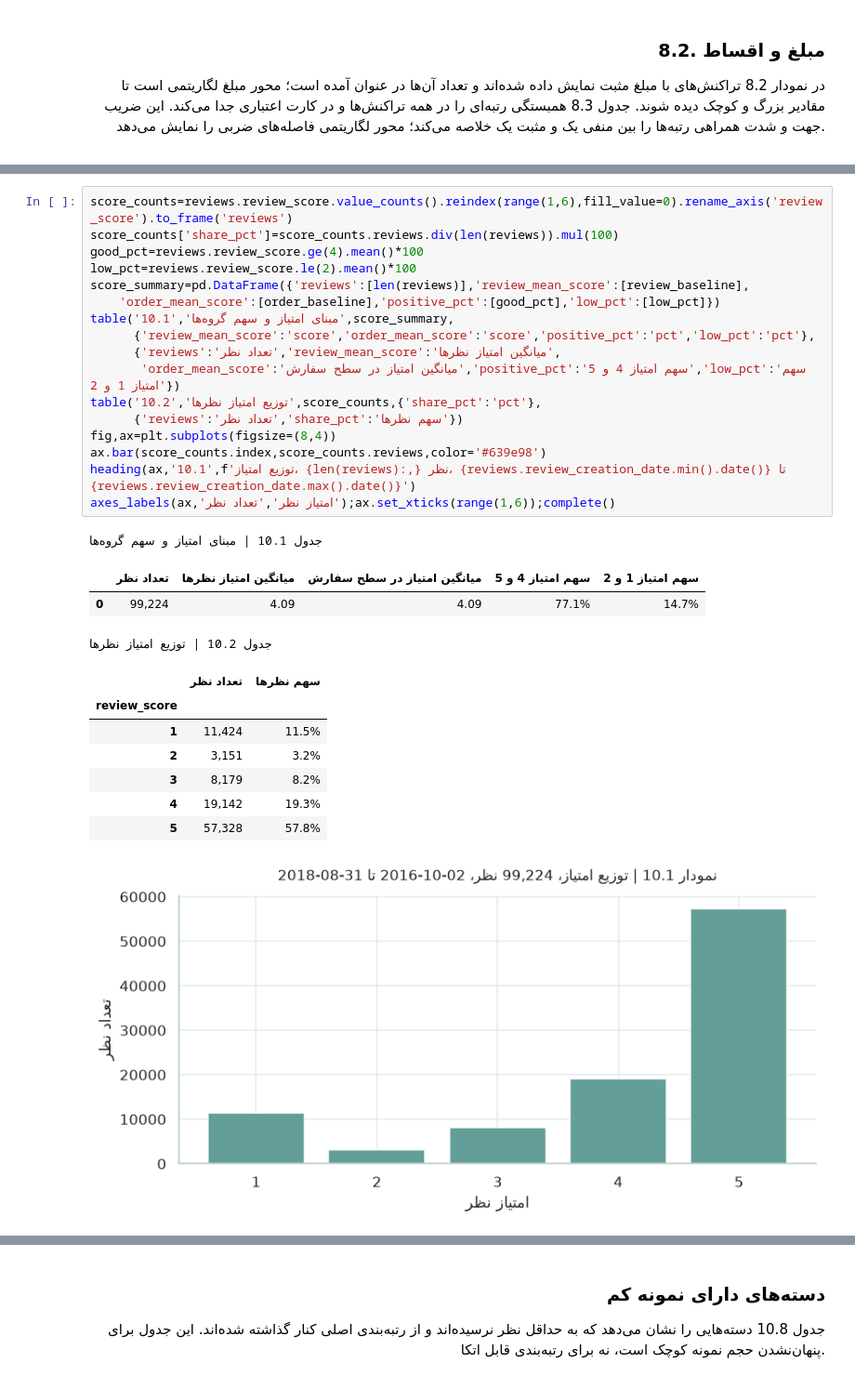
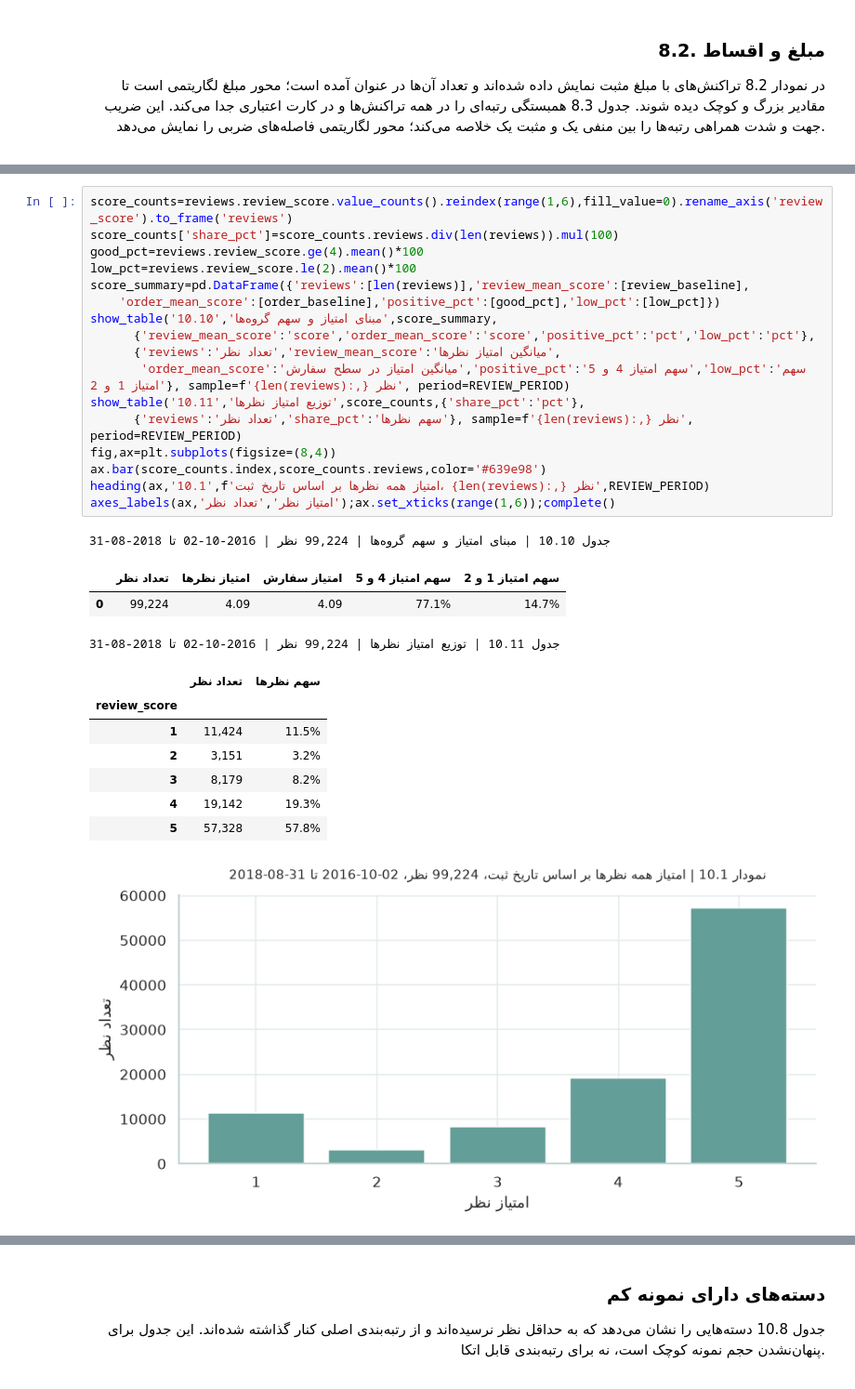
Before and after one commit to arashalidadi/olist-pro, a Jupyter notebook: olist_analysis.ipynb, the cells around one changed output, grey strips where cells are left out. Shown at 93% size. Cells and saved outputs as stored; diff of their text form.

```diff
--- a/olist_analysis.ipynb
+++ b/olist_analysis.ipynb
@@ -1723,33 +1771,33 @@ axes_labels(ax,'میانگین مدت واقعی تحویل، روز','کلید
 # %%
 score_counts=reviews.review_score.value_counts().reindex(range(1,6),fill_value=0).rename_axis('review_score').to_frame('reviews')
 score_counts['share_pct']=score_counts.reviews.div(len(reviews)).mul(100)
 good_pct=reviews.review_score.ge(4).mean()*100
 low_pct=reviews.review_score.le(2).mean()*100
 score_summary=pd.DataFrame({'reviews':[len(reviews)],'review_mean_score':[review_baseline],
     'order_mean_score':[order_baseline],'positive_pct':[good_pct],'low_pct':[low_pct]})
-table('10.1','مبنای امتیاز و سهم گروه‌ها',score_summary,
+show_table('10.10','مبنای امتیاز و سهم گروه‌ها',score_summary,
       {'review_mean_score':'score','order_mean_score':'score','positive_pct':'pct','low_pct':'pct'},
       {'reviews':'تعداد نظر','review_mean_score':'میانگین امتیاز نظرها',
-       'order_mean_score':'میانگین امتیاز در سطح سفارش','positive_pct':'سهم امتیاز 4 و 5','low_pct':'سهم امتیاز 1 و 2'})
-table('10.2','توزیع امتیاز نظرها',score_counts,{'share_pct':'pct'},
-      {'reviews':'تعداد نظر','share_pct':'سهم نظرها'})
+       'order_mean_score':'میانگین امتیاز در سطح سفارش','positive_pct':'سهم امتیاز 4 و 5','low_pct':'سهم امتیاز 1 و 2'}, sample=f'{len(reviews):,} نظر', period=REVIEW_PERIOD)
+show_table('10.11','توزیع امتیاز نظرها',score_counts,{'share_pct':'pct'},
+      {'reviews':'تعداد نظر','share_pct':'سهم نظرها'}, sample=f'{len(reviews):,} نظر', period=REVIEW_PERIOD)
 fig,ax=plt.subplots(figsize=(8,4))
 ax.bar(score_counts.index,score_counts.reviews,color='#639e98')
-heading(ax,'10.1',f'توزیع امتیاز، {len(reviews):,} نظر، {reviews.review_creation_date.min().date()} تا {reviews.review_creation_date.max().date()}')
+heading(ax,'10.1',f'امتیاز همه نظرها بر اساس تاریخ ثبت، {len(reviews):,} نظر',REVIEW_PERIOD)
 axes_labels(ax,'امتیاز نظر','تعداد نظر');ax.set_xticks(range(1,6));complete()
 # %% [output]
-جدول 10.1 | مبنای امتیاز و سهم گروه‌ها
+جدول 10.10 | مبنای امتیاز و سهم گروه‌ها | 99,224 نظر | 2016-10-02 تا 2018-08-31
-|  | تعداد نظر | میانگین امتیاز نظرها | میانگین امتیاز در سطح سفارش | سهم امتیاز 4 و 5 | سهم امتیاز 1 و 2 |
+|  | تعداد نظر | امتیاز نظرها | امتیاز سفارش | سهم امتیاز 4 و 5 | سهم امتیاز 1 و 2 |
 | 0 | 99,224 | 4.09 | 4.09 | 77.1% | 14.7% |
-جدول 10.2 | توزیع امتیاز نظرها
+جدول 10.11 | توزیع امتیاز نظرها | 99,224 نظر | 2016-10-02 تا 2018-08-31
 |  | تعداد نظر | سهم نظرها |
 | review_score |  |  |
 | 1 | 11,424 | 11.5% |
 | 2 | 3,151 | 3.2% |
 | 3 | 8,179 | 8.2% |
 | 4 | 19,142 | 19.3% |
 | 5 | 57,328 | 57.8% |
-[figure, old version]
+[figure, new version]
 # %% [markdown]
 <div dir="rtl" align="right" style="text-align: right;">
 
```
Also changed, not shown: parts of 144 cells of this notebook, 3 other files.
